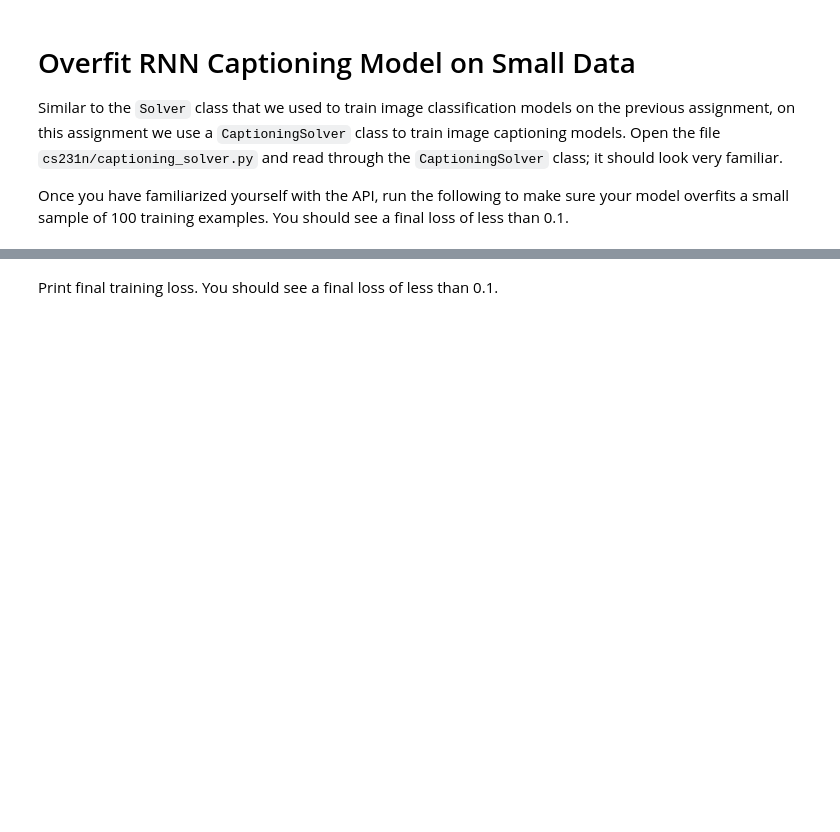
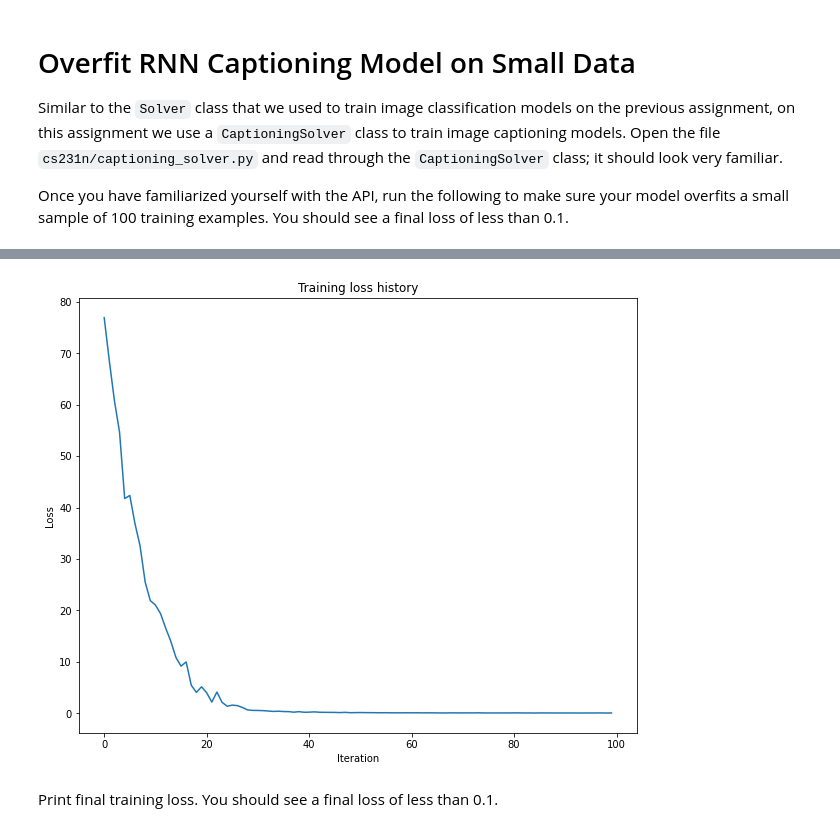
Before and after one commit to RuntimeErrorz/cs231n, a Jupyter notebook: assignment3/RNN_Captioning.ipynb, the cells around one changed output, grey strips where cells are left out. Cells and saved outputs as stored; diff of their text form; code cells hidden in the pictures; blank space fills up the shorter version.

Commit message:
Complete RNN_Captioning of assignment3.

```diff
--- a/assignment3/RNN_Captioning.ipynb
+++ b/assignment3/RNN_Captioning.ipynb
@@ -385,7 +440,8 @@ Once you have familiarized yourself with the API, run the following to make sure
 # %%
 np.random.seed(231)
 
-small_data = load_coco_data(max_train=50)
+small_data = load_coco_data(
+    base_dir='../datasets/coco_captioning/', max_train=50)
 
 small_rnn_model = CaptioningRNN(
     cell_type='rnn',
@@ -401,7 +457,7 @@ small_rnn_solver = CaptioningSolver(
     num_epochs=50,
     batch_size=25,
     optim_config={
-     'learning_rate': 5e-3,
+        'learning_rate': 5e-3,
     },
     lr_decay=0.95,
     verbose=True, print_every=10,
@@ -415,3 +471,4 @@ plt.xlabel('Iteration')
 plt.ylabel('Loss')
 plt.title('Training loss history')
 plt.show()
+# %% [output]
@@ -418,3 +486,4 @@ plt.show()
+[figure, added]
 # %% [markdown]
 Print final training loss. You should see a final loss of less than 0.1.
 # %%
```
Also changed, not shown: parts of 16 cells of this notebook, 3 other files.
